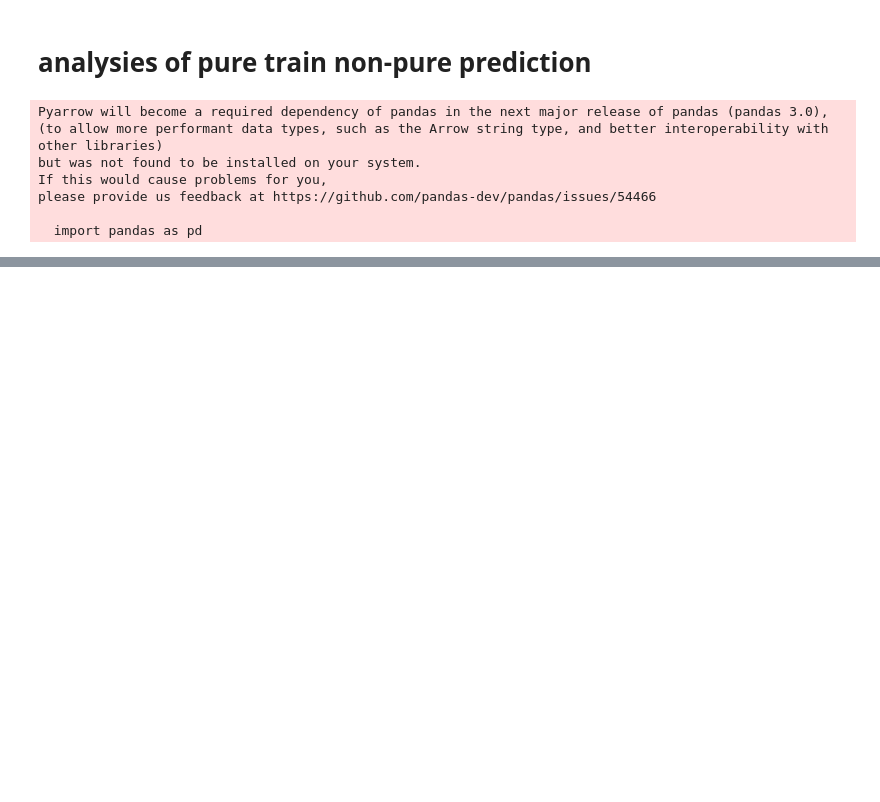
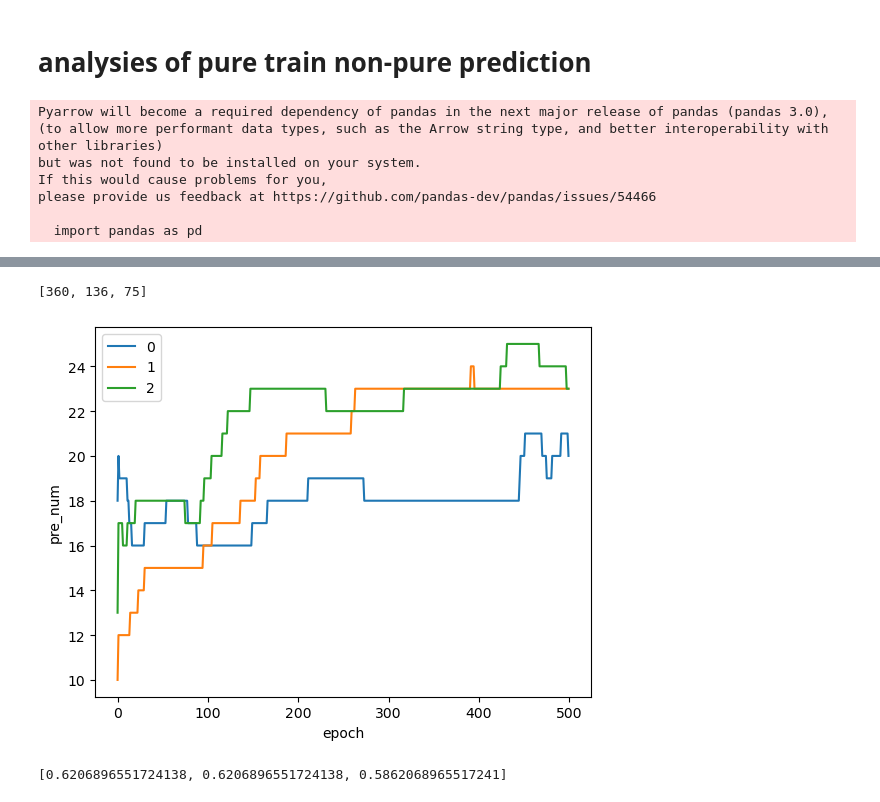
Before and after one commit to BaconDavid/CRLM_Internship_Project, a Jupyter notebook: Evaluation/Results_analysis.ipynb, the cells around one changed output, grey strips where cells are left out. Drawn from its saved outputs; the diff is of its cells as text; code cells hidden in the pictures; blank space fills up the shorter version.

```diff
--- a/Evaluation/Results_analysis.ipynb
+++ b/Evaluation/Results_analysis.ipynb
@@ -1596,0 +1725,29 @@ sum(vali_true_data.dHGP < 50)
+# %%
+best_epoch
+# %% [output]
+[360, 136, 75]
+# %%
+results_path = 'c:/Users/098986/Intership_CILM/Output/Resnet10/Cluster/SelectiveNet/SENet_cover_05_cut_07/'
+folds = ['0', '1', '2']
+pre_nums = []
+best_pre_num = []
+for id,fold in enumerate(folds):
+    path = os.path.join(results_path, fold, 'vali_four rates.csv')
+    result = pd.read_csv(path)
+    result = result.iloc[1::2].reset_index() # for 1
+    # Find the epoch with the highest ROC value
+    pre_num = result.tp + result.fn + result.fp + result.tn
+    best_pre_num_epoch = best_epoch[id]
+    best_pre_num.append(pre_num[best_pre_num_epoch])
+
+    pre_nums.append(pre_num)
+    plt.plot(pre_num,label=fold)
+    plt.xlabel('epoch')
+    plt.ylabel('pre_num')
+    plt.legend()
+# %% [output]
+[figure, added]
+# %%
+[i/29 for i in best_pre_num]
+# %% [output]
+[0.6206896551724138, 0.6206896551724138, 0.5862068965517241]
```
Also changed, not shown: parts of 10 cells of this notebook, 4 other files.
